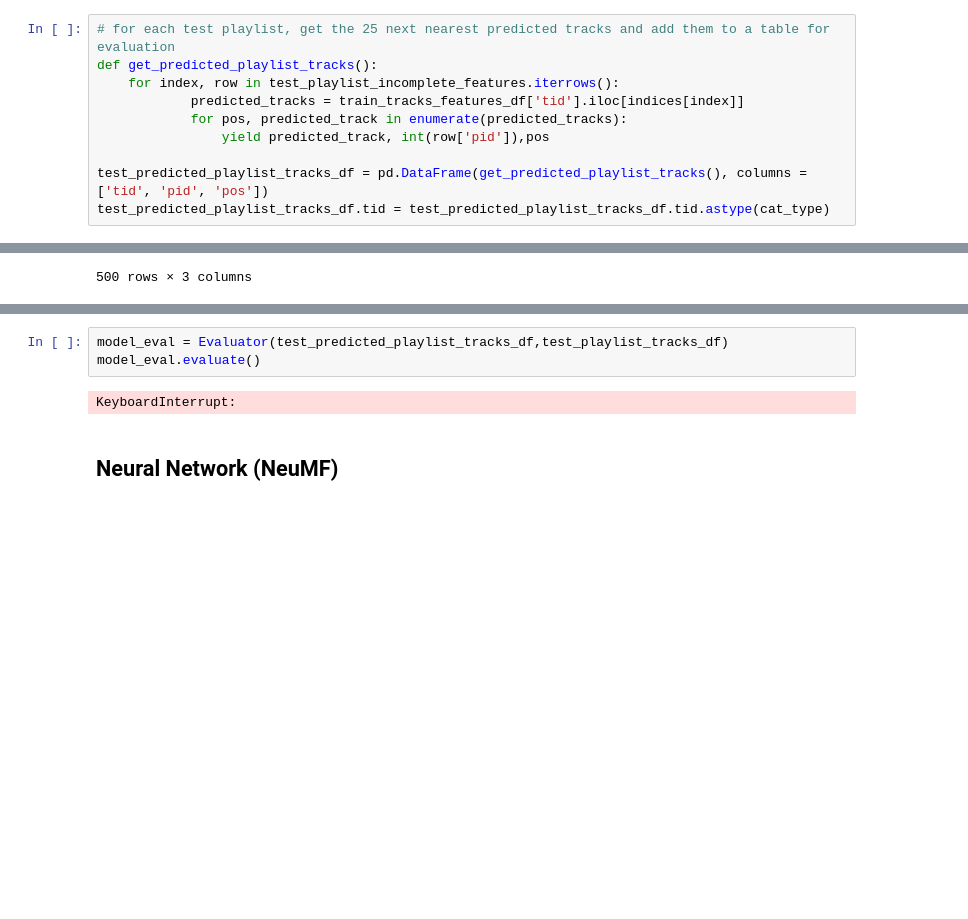
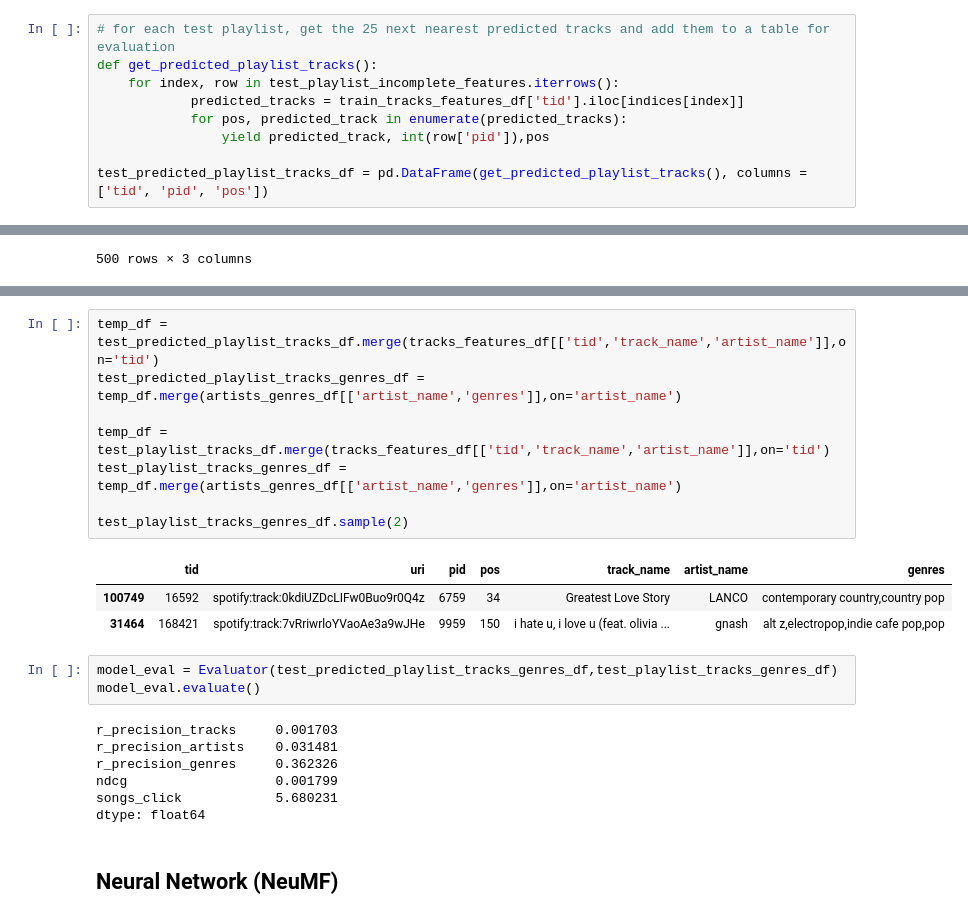
Before and after one commit to icarus08/ml-spotify-recommendations, a Jupyter notebook: knn_ncf_torch.ipynb, the cells around one changed output, grey strips where cells are left out. Cells and saved outputs as stored; diff of their text form; blank space fills up the shorter version.

Commit message:
Fix eval metrics

```diff
--- a/knn_ncf_torch.ipynb
+++ b/knn_ncf_torch.ipynb
@@ -129,7 +134,6 @@ def get_predicted_playlist_tracks():
                 yield predicted_track, int(row['pid']),pos
 
 test_predicted_playlist_tracks_df = pd.DataFrame(get_predicted_playlist_tracks(), columns =['tid', 'pid', 'pos'])
-test_predicted_playlist_tracks_df.tid = test_predicted_playlist_tracks_df.tid.astype(cat_type)
 # %%
 # coode to get
 one_pid = test_playlist_incomplete_features.sample(1)
@@ -207,11 +253,28 @@ class Evaluator:
                 if t == track:
                     return float(int(index / 10))
         return float(n_tracks / 10.0 + 1)
+# %%
+temp_df = test_predicted_playlist_tracks_df.merge(tracks_features_df[['tid','track_name','artist_name']],on='tid')
+test_predicted_playlist_tracks_genres_df = temp_df.merge(artists_genres_df[['artist_name','genres']],on='artist_name')
+
+temp_df = test_playlist_tracks_df.merge(tracks_features_df[['tid','track_name','artist_name']],on='tid')
+test_playlist_tracks_genres_df = temp_df.merge(artists_genres_df[['artist_name','genres']],on='artist_name')
+
+test_playlist_tracks_genres_df.sample(2)
+# %% [output]
+|  | tid | uri | pid | pos | track_name | artist_name | genres |
+| 100749 | 16592 | spotify:track:0kdiUZDcLIFw0Buo9r0Q4z | 6759 | 34 | Greatest Love Story | LANCO | contemporary country,country pop |
+| 31464 | 168421 | spotify:track:7vRriwrloYVaoAe3a9wJHe | 9959 | 150 | i hate u, i love u (feat. olivia ... | gnash | alt z,electropop,indie cafe pop,pop |
 # %%
-model_eval = Evaluator(test_predicted_playlist_tracks_df,test_playlist_tracks_df)
+model_eval = Evaluator(test_predicted_playlist_tracks_genres_df,test_playlist_tracks_genres_df)
 model_eval.evaluate()
 # %% [output]
-KeyboardInterrupt:
+r_precision_tracks     0.001703
+r_precision_artists    0.031481
+r_precision_genres     0.362326
+ndcg                   0.001799
+songs_click            5.680231
+dtype: float64
 # %% [markdown]
 ## Neural Network (NeuMF)
 # %%
```
Also changed, not shown: parts of 4 cells of this notebook, 1 other file.
